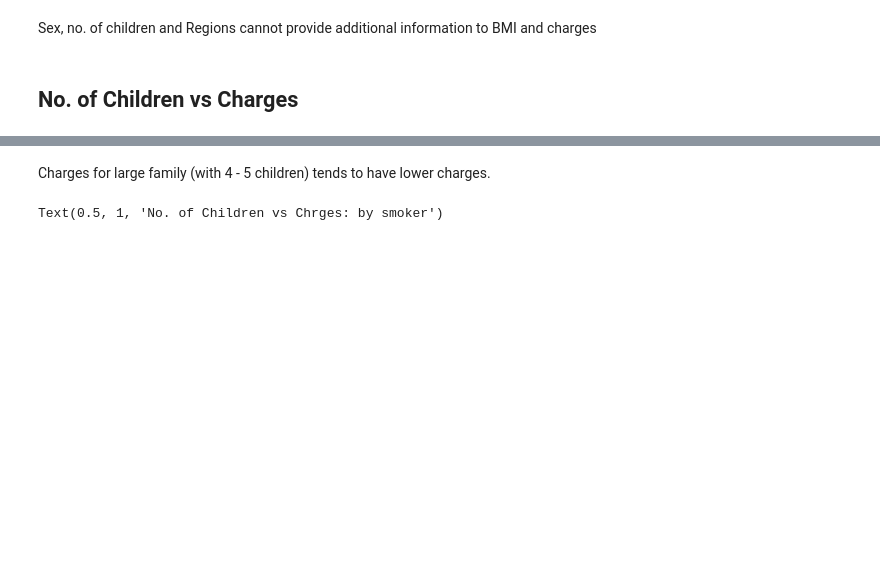
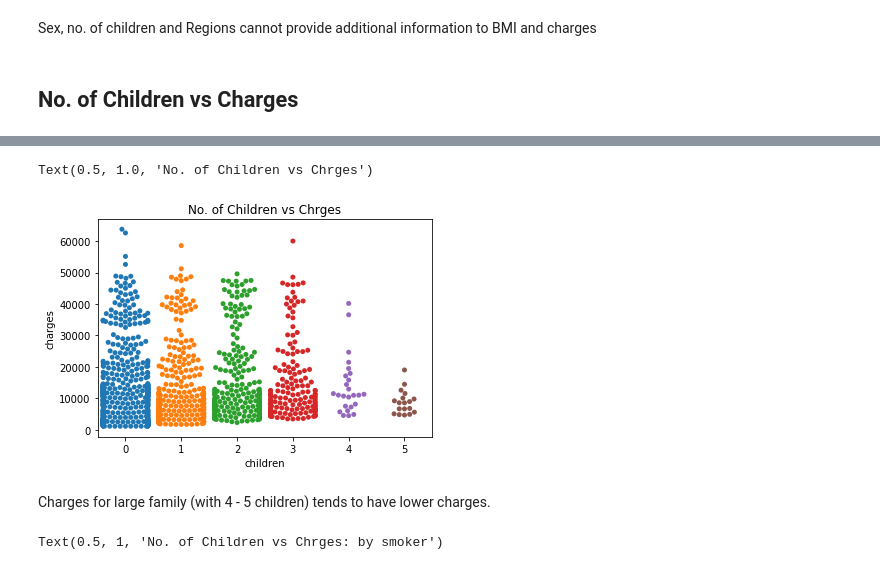
Before and after one commit to rockyclh/US-Insurance-Charges, a Jupyter notebook: US Medical Insurance Cost.ipynb, the cells around one changed output, grey strips where cells are left out. Cells and saved outputs as stored; diff of their text form; code cells hidden in the pictures; blank space fills up the shorter version.

```diff
--- a/US Medical Insurance Cost.ipynb
+++ b/US Medical Insurance Cost.ipynb
@@ -331,3 +343,9 @@ Text(0.5, 1, 'No. of Children vs Chrges')
+# %%
+sns.swarmplot(x='children', y='charges', data=insurance_cost)
+plt.title("No. of Children vs Chrges")
+# %% [output]
+Text(0.5, 1.0, 'No. of Children vs Chrges')
+[figure, added]
 # %% [markdown]
 Charges for large family (with 4 - 5 children) tends to have lower charges.
 # %%
```
Also changed, not shown: parts of 13 cells of this notebook.
